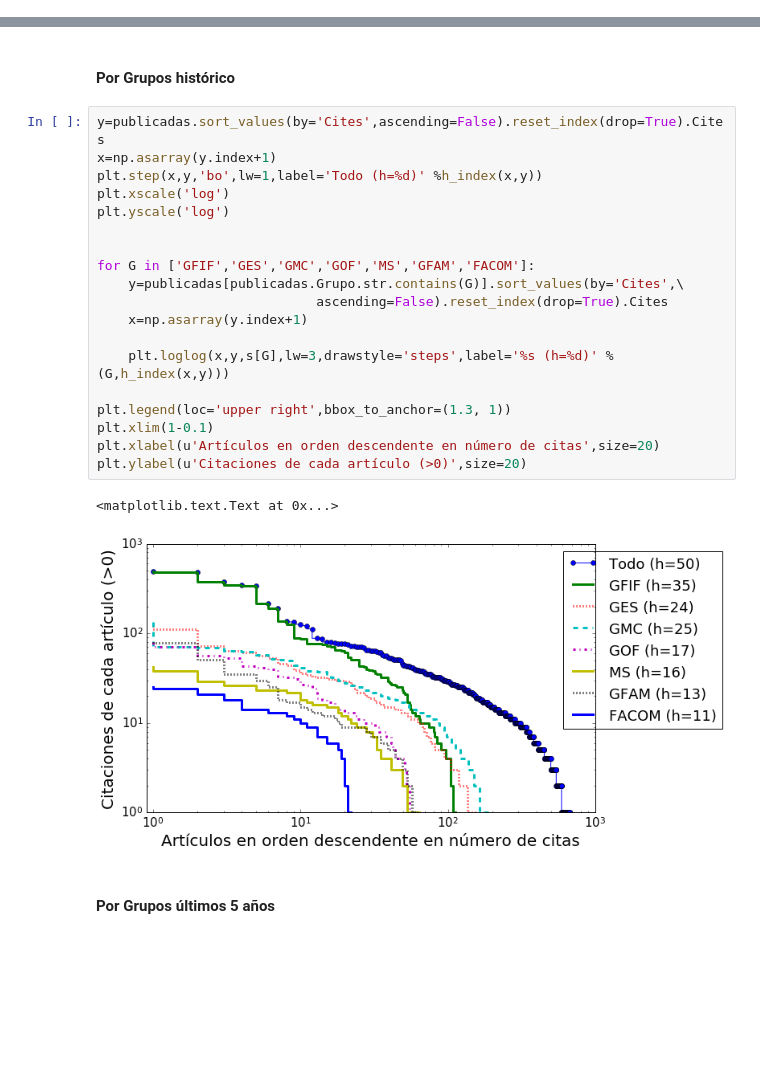
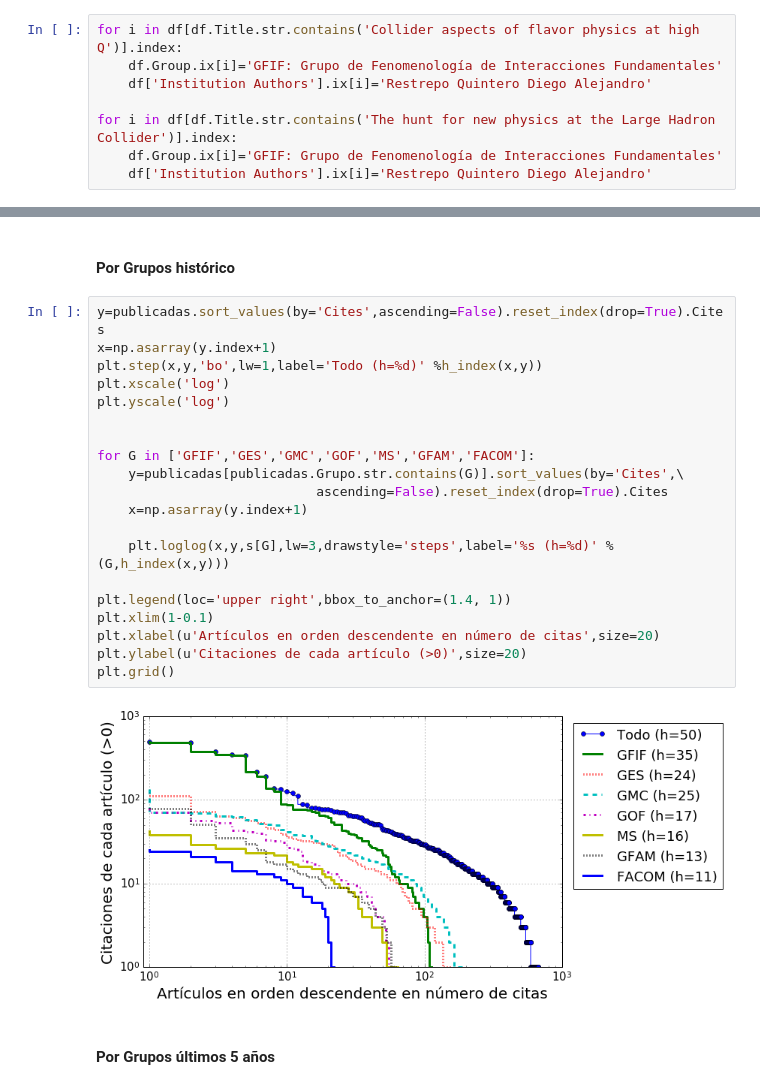
Before and after one commit to restrepo/indicadores, a Jupyter notebook: Indicadores-articulos.ipynb, the cells around one changed output, grey strips where cells are left out. Cells and saved outputs as stored; diff of their text form; blank space fills up the shorter version.

```diff
--- a/Indicadores-articulos.ipynb
+++ b/Indicadores-articulos.ipynb
@@ -204,3 +206,11 @@ for i in df[np.logical_and(df['Institution Authors'].str.contains('Romano'),df.Y
+# %%
+for i in df[df.Title.str.contains('Collider aspects of flavor physics at high Q')].index:
+    df.Group.ix[i]='GFIF: Grupo de Fenomenología de Interacciones Fundamentales'
+    df['Institution Authors'].ix[i]='Restrepo Quintero Diego Alejandro'
+
+for i in df[df.Title.str.contains('The hunt for new physics at the Large Hadron Collider')].index:
+    df.Group.ix[i]='GFIF: Grupo de Fenomenología de Interacciones Fundamentales'
+    df['Institution Authors'].ix[i]='Restrepo Quintero Diego Alejandro'
 # %% [markdown]
 ####Artículos con muchos autores
 ##### CMS collaboration papers
@@ -935,25 +971,25 @@ La diferencia con los últimos cinco años puede ser atribuible a los artículos
 # %%
 y=publicadas.sort_values(by='Cites',ascending=False).reset_index(drop=True).Cites
 x=np.asarray(y.index+1)
 plt.step(x,y,'bo',lw=1,label='Todo (h=%d)' %h_index(x,y))
 plt.xscale('log')
 plt.yscale('log')
 
 
 for G in ['GFIF','GES','GMC','GOF','MS','GFAM','FACOM']:
     y=publicadas[publicadas.Grupo.str.contains(G)].sort_values(by='Cites',\
                             ascending=False).reset_index(drop=True).Cites
     x=np.asarray(y.index+1)
 
     plt.loglog(x,y,s[G],lw=3,drawstyle='steps',label='%s (h=%d)' %(G,h_index(x,y)))
 
-plt.legend(loc='upper right',bbox_to_anchor=(1.3, 1))
+plt.legend(loc='upper right',bbox_to_anchor=(1.4, 1))
 plt.xlim(1-0.1)
 plt.xlabel(u'Artículos en orden descendente en número de citas',size=20)
 plt.ylabel(u'Citaciones de cada artículo (>0)',size=20)
+plt.grid()
 # %% [output]
-<matplotlib.text.Text at 0x...>
-[figure, old version]
+[figure, new version]
 # %% [markdown]
 #### Por Grupos últimos 5 años
 # %%
```
Also changed, not shown: parts of 26 cells of this notebook, 4 other files.
